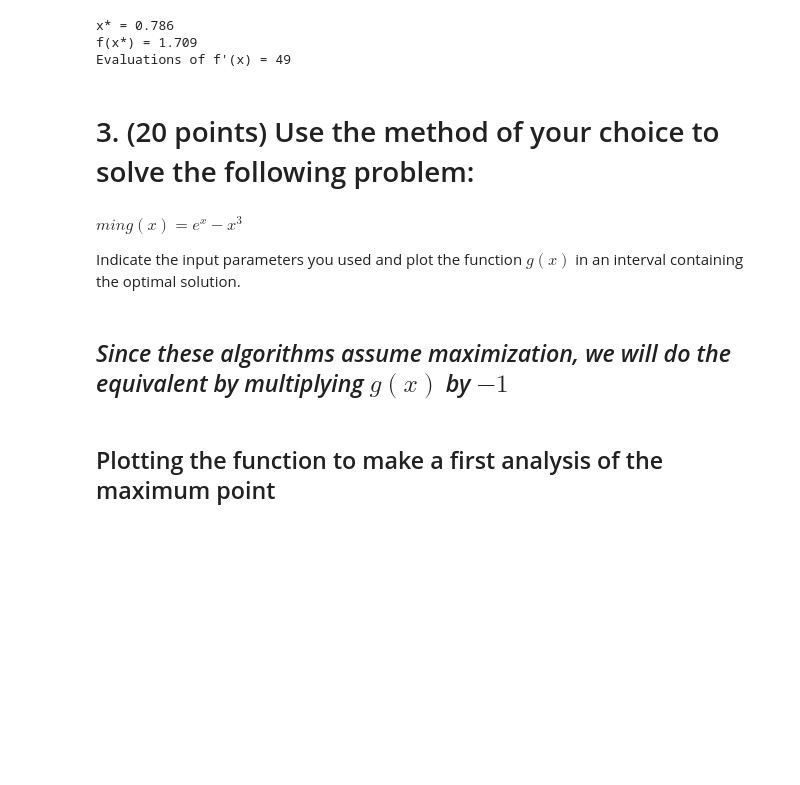
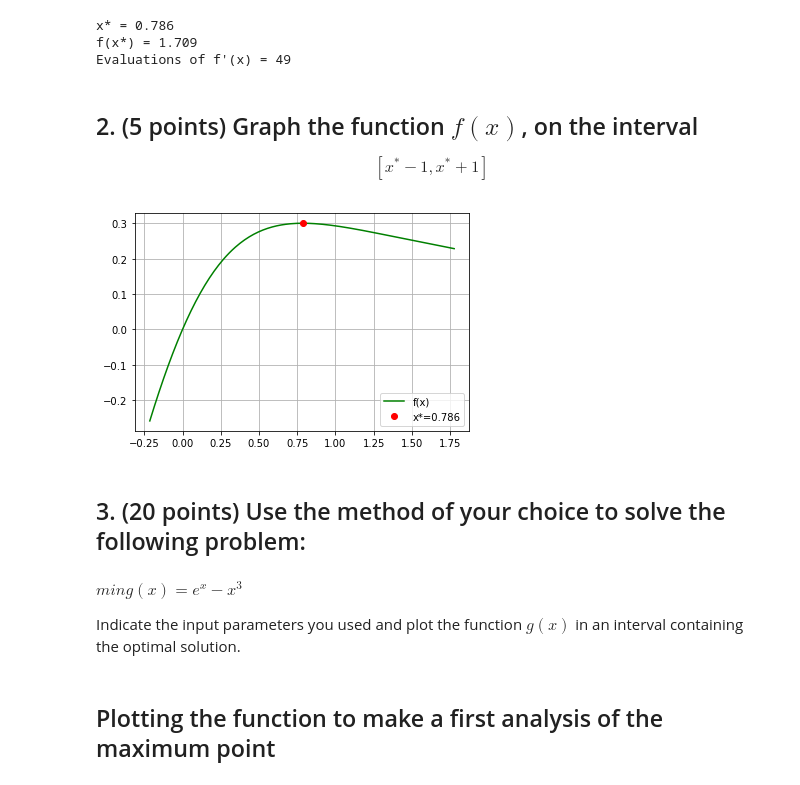
Before and after one commit to jruiz971/NonLinear-Optimization, a Jupyter notebook: Practices/Practice II Nonlinear Optimization.ipynb, the cells around one changed output. Drawn from its saved outputs; the diff is of its cells as text; code cells hidden in the pictures; blank space fills up the shorter version.

```diff
--- a/Practices/Practice II Nonlinear Optimization.ipynb
+++ b/Practices/Practice II Nonlinear Optimization.ipynb
@@ -154,13 +249,31 @@ if __name__=="__main__":
 x* = 0.786
 f(x*) = 1.709
 Evaluations of f'(x) = 49
+# %% [markdown]
+## 2. (5 points) Graph the function $f(x)$, on the interval
+$$[x^*- 1 ,  x^* + 1]$$
+# %%
+from math import sqrt
+import matplotlib.pyplot as plt
+def f(x):
+    return ( (0.5/(sqrt(1+x**2))) - (sqrt(1+x**2)) * (1- (0.5/(1+x**2))) +x )
+
+vecfunc = np.vectorize(f)
+x_opt = 0.786
+d = np.arange(x_opt -1,x_opt +1, 0.01)
+T = vecfunc(d)
+plt.plot (d, T, 'g', label = 'f(x)')
+plt.plot (x_opt,f(x_opt), 'ro', label='x*={0}'.format(x_opt))
+plt.legend(loc="lower right")
+plt.grid()
+plt.show()
+# %% [output]
+[figure, added]
 # %% [markdown]
-# 3. (20 points) Use the method of your choice to solve the following problem:
+## 3. (20 points) Use the method of your choice to solve the following problem:
 # %% [markdown]
 $min  g(x) = e^x - x^3$
 
 Indicate the input parameters you used and plot the function $g(x)$ in an interval containing the optimal solution.
-# %% [markdown]
-## _Since these algorithms assume maximization, we will do the equivalent by multiplying $g(x)$ by $-1$_
 # %% [markdown]
 ## Plotting the function to make a first analysis of the maximum point
```
Also changed, not shown: parts of 12 cells of this notebook.
